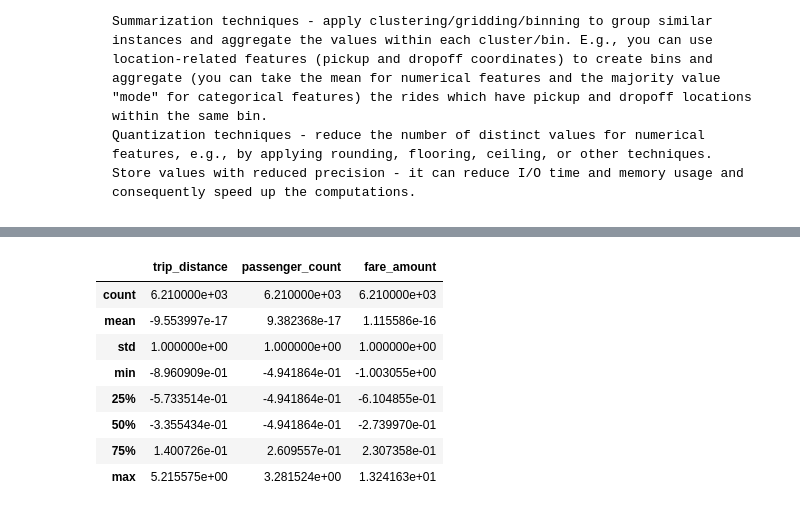
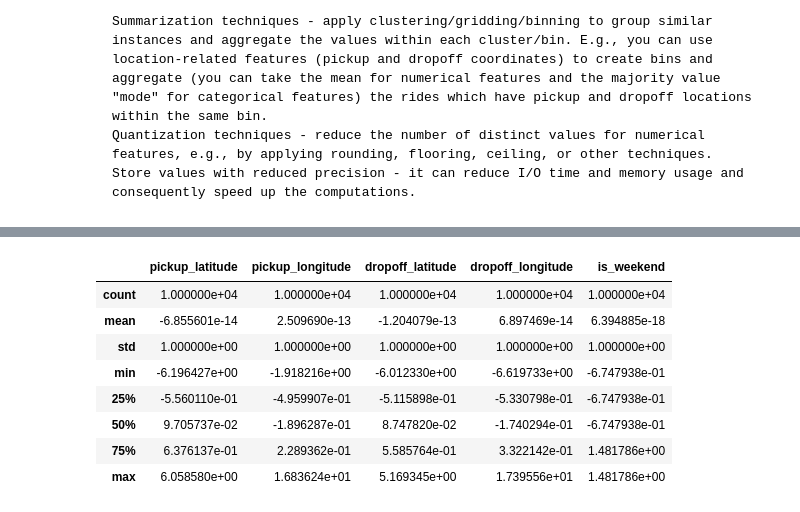
Before and after one commit to quantumFeline/dzd-hw, a Jupyter notebook: Big_Data_Exploration_01_02.ipynb, the cells around one changed output, grey strips where cells are left out. Saved outputs shown, nothing was run; the diff lists cells and outputs as text; code cells hidden in the pictures.

```diff
--- a/Big_Data_Exploration_01_02.ipynb
+++ b/Big_Data_Exploration_01_02.ipynb
@@ -190,7 +193,9 @@ f2_taxi.head()
 f2_taxi["hour"] = f2_taxi["pickup_datetime"].dt.hour
 f2_taxi["day_of_week"] = f2_taxi["pickup_datetime"].dt.dayofweek
 f2_taxi["is_weekend"] = f2_taxi["day_of_week"].isin([5, 6])
-f2_taxi["is_rush_hour"] = f2_taxi["hour"].isin([7, 9, 16, 18])
+f2_taxi["is_rush_hour"] = f2_taxi["hour"].between(7, 9) | f2_taxi["hour"].between(16, 18)
+f2_taxi["morning_rush"] = f2_taxi["hour"].between(7, 9)
+f2_taxi["evening_rush"] = f2_taxi["hour"].between(16, 18)
 f2_taxi["speed_mph"] = f2_taxi["trip_distance"] / (duration / 60)
 f2_taxi["route_efficiency"] = np.where(
     f2_taxi["geo_distance"] > 0,
@@ -285,7 +290,13 @@ There is no predefined classification task for this dataset. You should define y
 
 What evaluation approach will you use? How will you split the dataset into training and test sets?
 # %%
-cashless = taxi_batch[taxi_batch['payment_type'] == 1].copy()
-cashless["large_tip"] = (cashless["tip_amount"] > 0.2 * cashless["total_amount"])
-display(cashless.head())
+taxi_batch_geo = taxi_batch[["pickup_latitude", "pickup_longitude", "dropoff_latitude", "dropoff_longitude", "pickup_datetime", "dropoff_datetime", "is_weekend", "is_rush_hour", "morning_rush", "evening_rush"]].copy()
+# Manhattan business district: 40.74-40.76, lon -73.98 to -74.00
+taxi_batch_geo["from_business_district"] = taxi_batch_geo["pickup_latitude"].between(40.74, 40.76) & taxi_batch_geo["pickup_longitude"].between(-74.00, -73.98)
+taxi_batch_geo["to_business_district"] = taxi_batch_geo["dropoff_latitude"].between(40.74, 40.76) & taxi_batch_geo["dropoff_longitude"].between(-74.00, -73.98)
+
+# dropoff close to midpoint than pickup
+midpoint = ((40.75 + 40.74) / 2, (-74.00 + -73.98) / 2)
+taxi_batch_geo["headed_downtown"] = np.linalg.norm(taxi_batch_geo[["pickup_latitude", "pickup_longitude"]] - midpoint, axis=1) < np.linalg.norm(taxi_batch_geo[["dropoff_latitude", "dropoff_longitude"]] - midpoint, axis=1)
+taxi_batch_geo.head()
 # %% [output]
@@ -352,7 +346,6 @@ Use the same techniques for handling large datasets as in the previous lab:
     Summarization techniques - apply clustering/gridding/binning to group similar instances and aggregate the values within each cluster/bin. E.g., you can use location-related features (pickup and dropoff coordinates) to create bins and aggregate (you can take the mean for numerical features and the majority value "mode" for categorical features) the rides which have pickup and dropoff locations within the same bin.
     Quantization techniques - reduce the number of distinct values for numerical features, e.g., by applying rounding, flooring, ceiling, or other techniques. Store values with reduced precision - it can reduce I/O time and memory usage and consequently speed up the computations.
 # %%
-cashless_for_k_means_x = cashless[["trip_distance", "passenger_count", "fare_amount"]]
-cashless_for_k_means_y = cashless["large_tip"]
-cashless_for_k_means_x.head()
+taxi_geo_x = taxi_batch_geo[["pickup_latitude", "pickup_longitude", "dropoff_latitude", "dropoff_longitude", "is_weekend"]]
+taxi_geo_x.head()
 # %% [output]
@@ -365,9 +376,7 @@ cashless_for_k_means_x.head()
 # %%
 # Normalize
-cashless_for_k_means_x_means = cashless_for_k_means_x.mean()
-cashless_for_k_means_x_stds = cashless_for_k_means_x.std()
-print(cashless_for_k_means_x_means)
-print(cashless_for_k_means_x_stds)
-cashless_data_normalized = (cashless_for_k_means_x - cashless_for_k_means_x_means) / cashless_for_k_means_x_stds
-cashless_data_normalized.head()
+taxi_geo_x_means = taxi_geo_x.mean()
+taxi_geo_x_stds = taxi_geo_x.std()
+taxi_geo_x_normalized = (taxi_geo_x - taxi_geo_x_means) / taxi_geo_x_stds
+taxi_geo_x_normalized.head()
 # %% [output]
@@ -388,13 +389,13 @@ dtype: float64
 # %%
-cashless_data_normalized.describe()
+taxi_geo_x_normalized.describe()
 # %% [output]
-|  | trip_distance | passenger_count | fare_amount |
-| count | 6.210000e+03 | 6.210000e+03 | 6.210000e+03 |
-| mean | -9.553997e-17 | 9.382368e-17 | 1.115586e-16 |
-| std | 1.000000e+00 | 1.000000e+00 | 1.000000e+00 |
-| min | -8.960909e-01 | -4.941864e-01 | -1.003055e+00 |
-| 25% | -5.733514e-01 | -4.941864e-01 | -6.104855e-01 |
-| 50% | -3.355434e-01 | -4.941864e-01 | -2.739970e-01 |
-| 75% | 1.400726e-01 | 2.609557e-01 | 2.307358e-01 |
-| max | 5.215575e+00 | 3.281524e+00 | 1.324163e+01 |
+|  | pickup_latitude | pickup_longitude | dropoff_latitude | dropoff_longitude | is_weekend |
+| count | 1.000000e+04 | 1.000000e+04 | 1.000000e+04 | 1.000000e+04 | 1.000000e+04 |
+| mean | -6.855601e-14 | 2.509690e-13 | -1.204079e-13 | 6.897469e-14 | 6.394885e-18 |
+| std | 1.000000e+00 | 1.000000e+00 | 1.000000e+00 | 1.000000e+00 | 1.000000e+00 |
+| min | -6.196427e+00 | -1.918216e+00 | -6.012330e+00 | -6.619733e+00 | -6.747938e-01 |
+| 25% | -5.560110e-01 | -4.959907e-01 | -5.115898e-01 | -5.330798e-01 | -6.747938e-01 |
+| 50% | 9.705737e-02 | -1.896287e-01 | 8.747820e-02 | -1.740294e-01 | -6.747938e-01 |
+| 75% | 6.376137e-01 | 2.289362e-01 | 5.585764e-01 | 3.322142e-01 | 1.481786e+00 |
+| max | 6.058580e+00 | 1.683624e+01 | 5.169345e+00 | 1.739556e+01 | 1.481786e+00 |
 # %%
```
Also changed, not shown: parts of 30 cells of this notebook, 1 other file.
